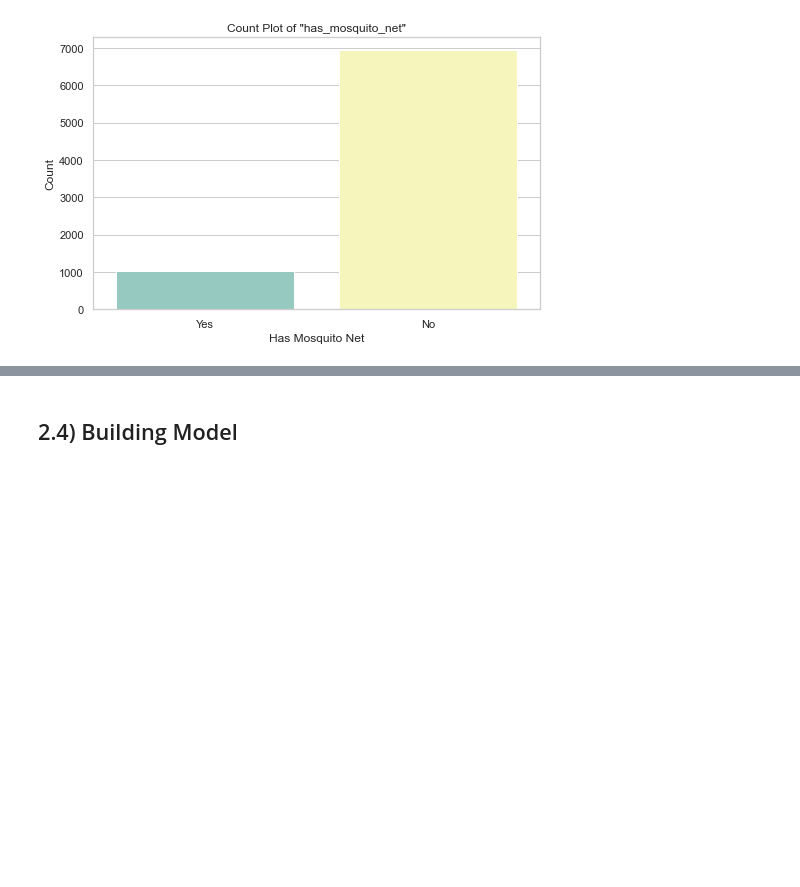
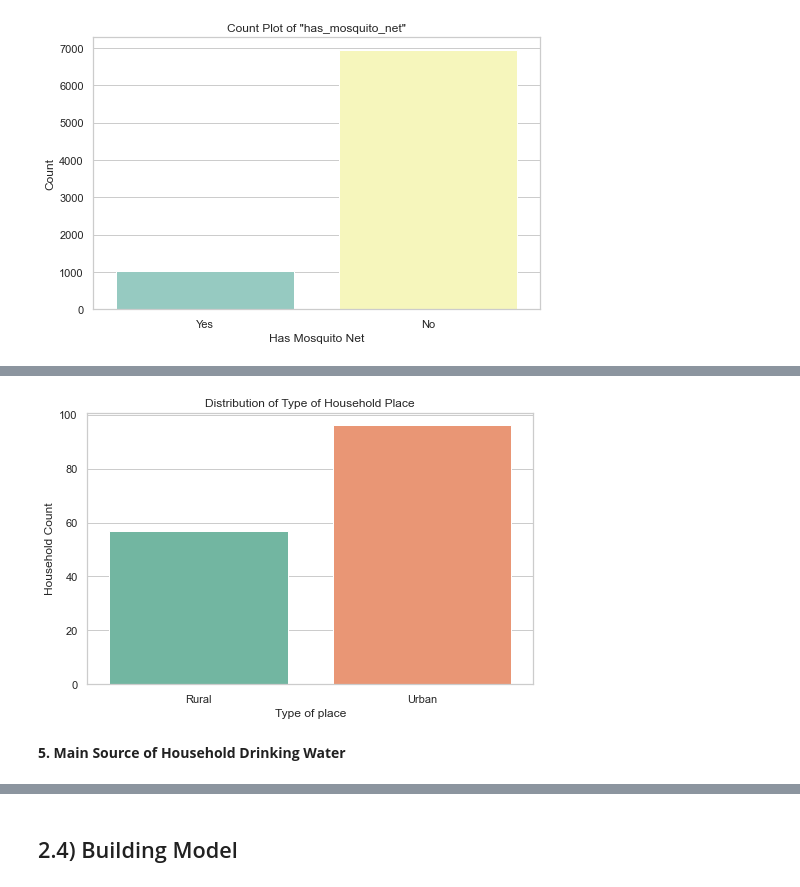
Before and after one commit to Dominic-Mu/dsc-phase-5-group-14-project, a Jupyter notebook: malaria_index.ipynb, the cells around one changed output, grey strips where cells are left out. Drawn from its saved outputs; the diff is of its cells as text; code cells hidden in the pictures; blank space fills up the shorter version.

```diff
--- a/malaria_index.ipynb
+++ b/malaria_index.ipynb
@@ -503,0 +641,18 @@ ValueError: could not convert string to float: '       2   1'
+# %%
+# Mapping the variable labels to the column
+household_type_of_place = df_cleaned['type_of_place'].map(variable_label_place).reset_index()
+
+# Set the style of seaborn
+sns.set(style="whitegrid")
+
+# Plotting the count plot
+plt.figure(figsize=(8, 5))
+sns.countplot(x='type_of_place', data=household_type_of_place, palette="Set2")
+plt.title('Distribution of Type of Household Place')
+plt.xlabel('Type of place')
+plt.ylabel('Household Count')
+plt.show()
+# %% [output]
+[figure, added]
+# %% [markdown]
+**5. Main Source of Household Drinking Water**
```
Also changed, not shown: parts of 35 cells of this notebook.
